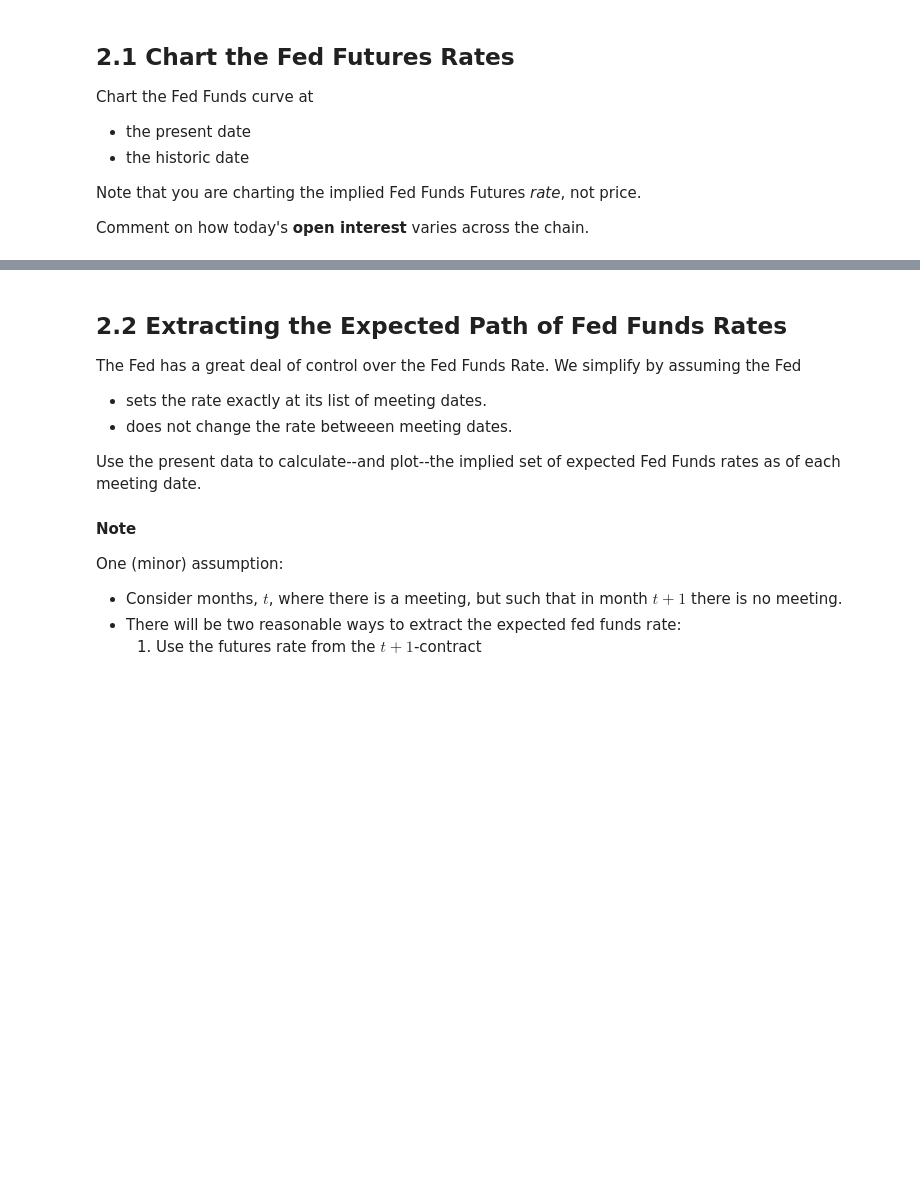
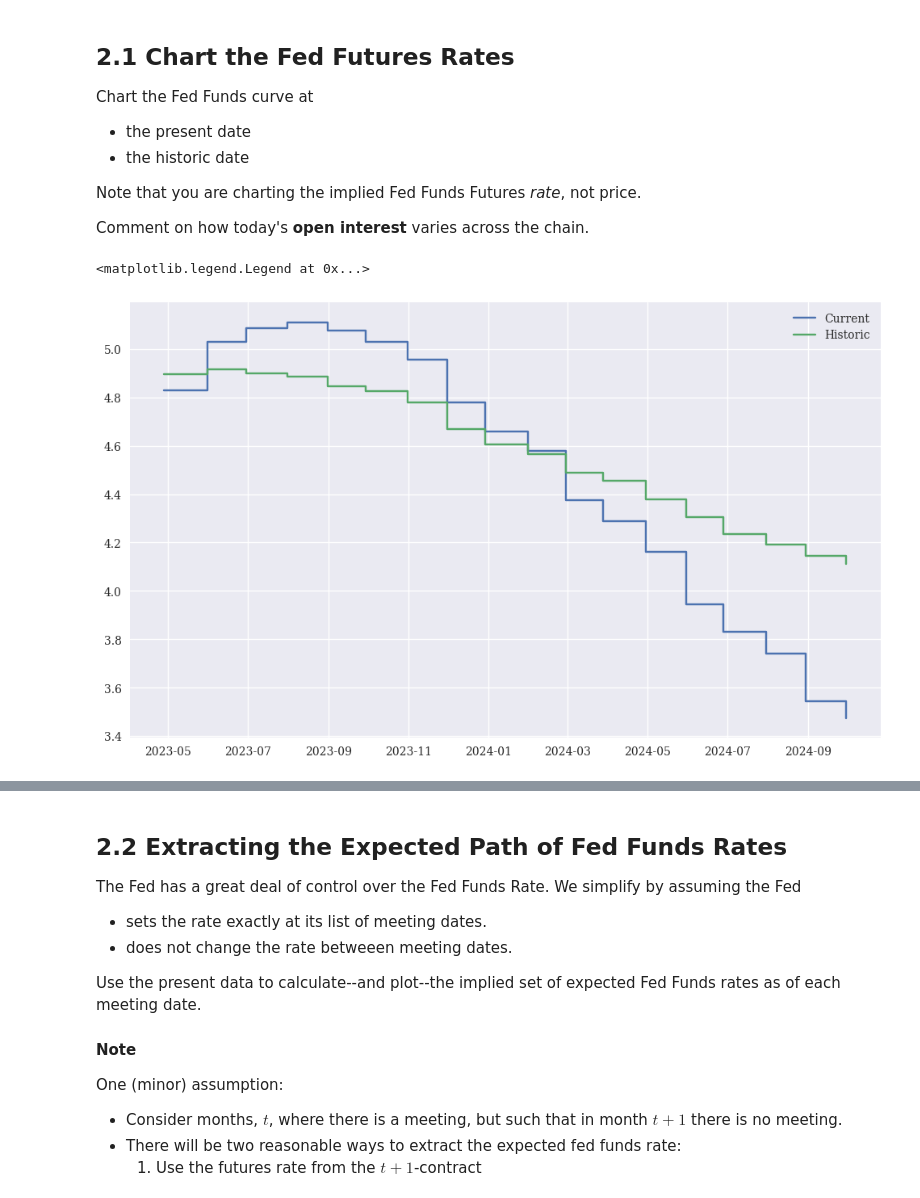
Before and after one commit to dcstein22/finm-fiderivs-2023, a Jupyter notebook: homework/Homework 3.ipynb, the cells around one changed output, grey strips where cells are left out. Saved outputs shown, nothing was run; the diff lists cells and outputs as text; code cells hidden in the pictures; blank space fills up the shorter version.

```diff
--- a/homework/Homework 3.ipynb
+++ b/homework/Homework 3.ipynb
@@ -339,3 +534,10 @@ The file `data/fedfutures_2023-04-21.xlsx`jj has market data on the following:
 * Prices of the futures chain on a historic date.
 
 Suppose the present date is `2023-04-21`.
+# %%
+fed_file = 'C:/Users/dcste/OneDrive/Fixed_Income_Derivatives/finm-fiderivs-2023/data/fedfutures_2023-04-21.xlsx'
+fed_futures = pd.read_excel(fed_file, sheet_name = 'fed futures')
+fed_funds = pd.read_excel(fed_file,sheet_name='fed funds')
+fed_futures_historic = pd.read_excel(fed_file,sheet_name='fed futures historic')
+fed_meetings = pd.read_excel(fed_file,sheet_name='fed meetings')
+fed_futures_historic
@@ -349,3 +569,12 @@ Chart the Fed Funds curve at
 Note that you are charting the implied Fed Funds Futures *rate*, not price.
 
 Comment on how today's **open interest** varies across the chain.
+# %%
+plt.figure(figsize = (12,7))
+plt.step(fed_futures['last_tradeable_dt'],100-fed_futures['px_last'],where = 'post', label = 'Current')
+plt.step(fed_futures['last_tradeable_dt'] , 100 - fed_futures_historic.iloc[:,1], where = 'post',label = "Historic")
+
+plt.legend(loc = 0)
+# %% [output]
+<matplotlib.legend.Legend at 0x...>
+[figure, added]
```
Also changed, not shown: parts of 47 cells of this notebook, 3 other files.
